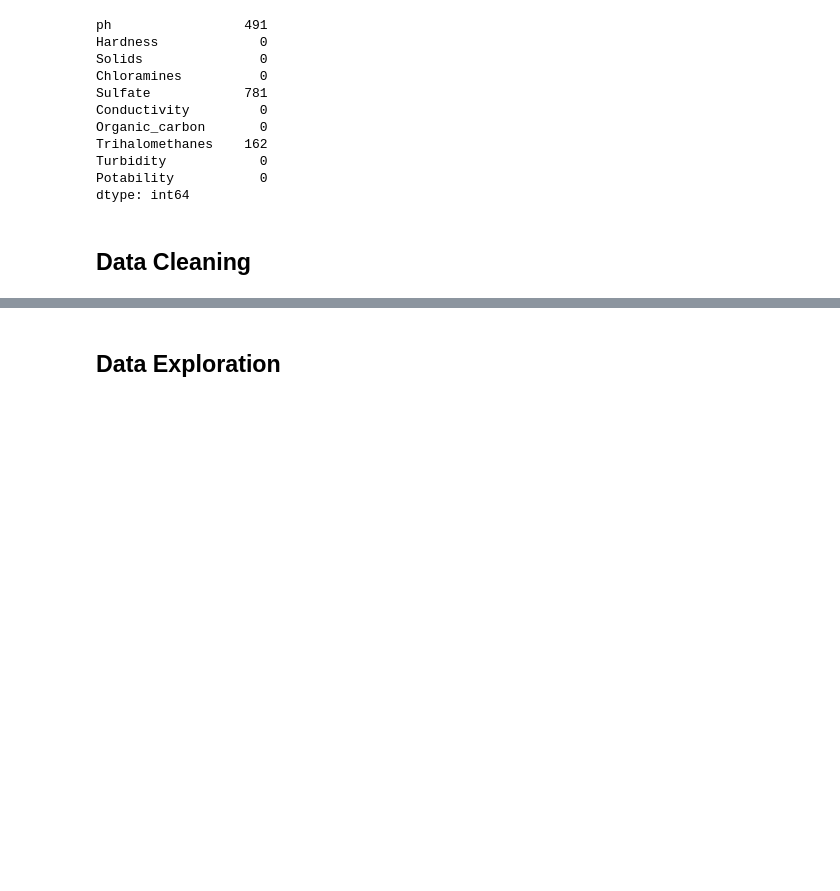
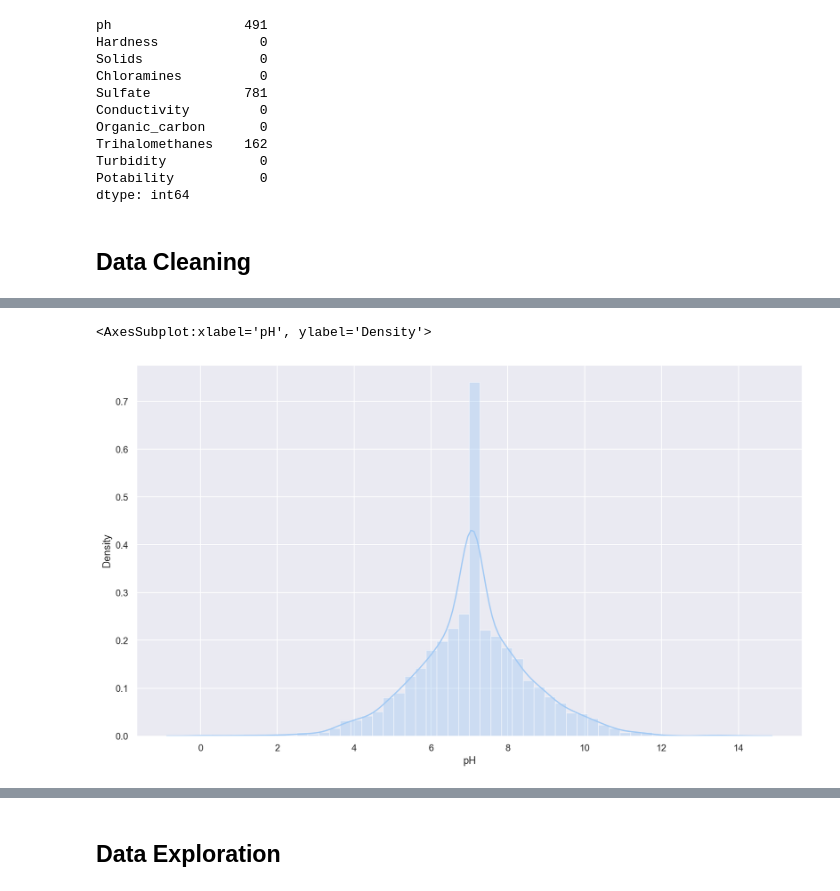
Before and after one commit to isra-st/Water_Potability, a Jupyter notebook: Notebook_Mimi.ipynb, the cells around one changed output, grey strips where cells are left out. Cells and saved outputs as stored; diff of their text form; code cells hidden in the pictures; blank space fills up the shorter version.

```diff
--- a/Notebook_Mimi.ipynb
+++ b/Notebook_Mimi.ipynb
@@ -156,0 +233,5 @@ dtype: int64
+# %%
+sns.distplot(df.pH)
+# %% [output]
+<AxesSubplot:xlabel='pH', ylabel='Density'>
+[figure, added]
```
Also changed, not shown: parts of 20 cells of this notebook.
